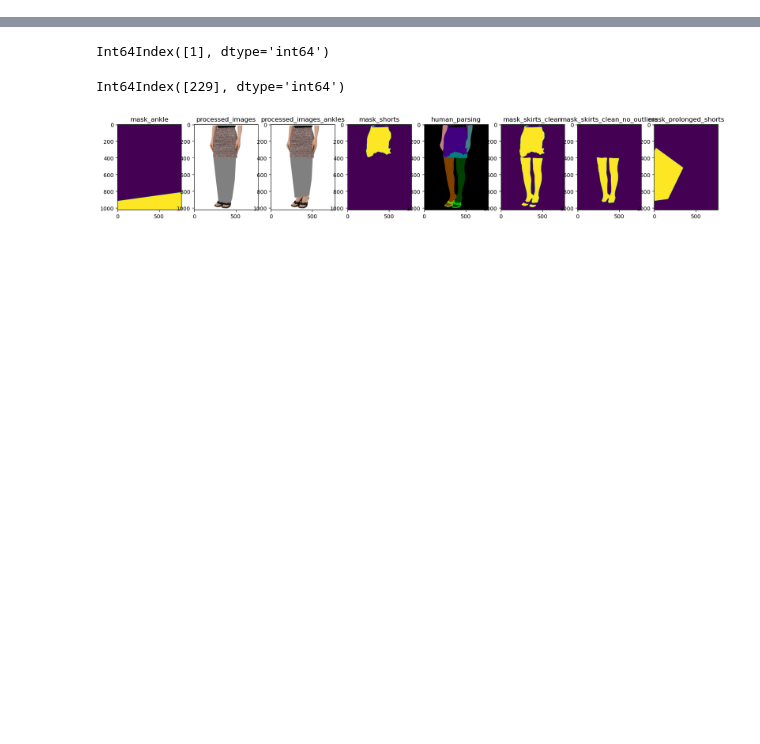
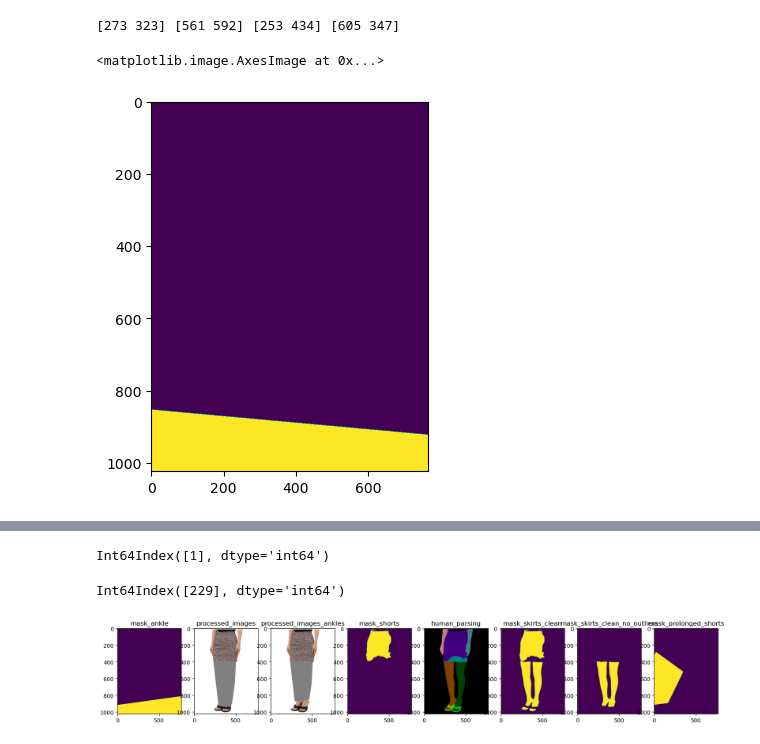
Before and after one commit to mShaldzhiyan/test_task_big, a Jupyter notebook: main.ipynb, the cells around one changed output, grey strips where cells are left out. Saved outputs shown, nothing was run; the diff lists cells and outputs as text; code cells hidden in the pictures; blank space fills up the shorter version.

Commit message:
cant add top right corner :C

```diff
--- a/main.ipynb
+++ b/main.ipynb
@@ -186,0 +185,15 @@ imshow(shorts)
+# %%
+# detect 4 corner points of convex_hull_image(shorts)
+points = np.argwhere(shorts)
+top_left = points[np.argmin(points.sum(axis=1))]
+top_right = points[np.argmax(points[:, 1])]
+bottom_left = points[np.argmin(points[:, 0])]
+bottom_right = points[np.argmax(points[:, 0])]
+print(top_left, top_right, bottom_left, bottom_right)
+# %% [output]
+[273 323] [561 592] [253 434] [605 347]
+# %%
+imshow(df.mask_ankle[1])
+# %% [output]
+<matplotlib.image.AxesImage at 0x...>
+[figure, added]
```
Also changed, not shown: parts of 5 cells of this notebook.
